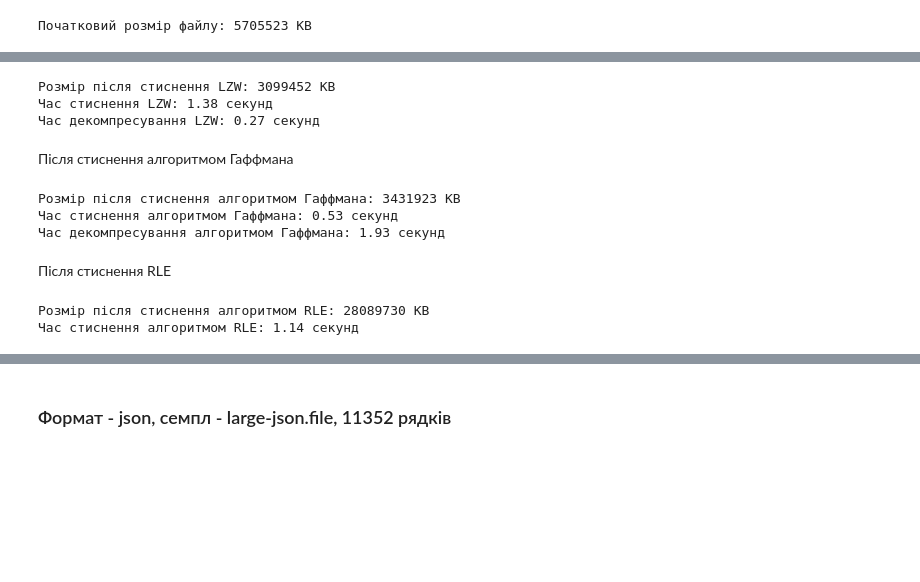
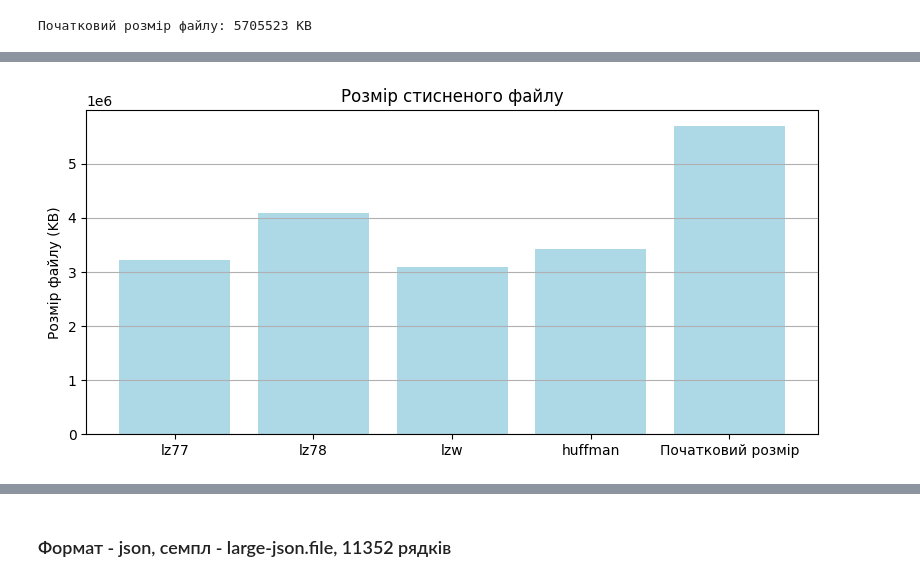
Before and after one commit to Luzefik/Exploration-of-data-compression-methods, a Jupyter notebook: testing_performance.ipynb, the cells around one changed output, grey strips where cells are left out. Drawn from its saved outputs; the diff is of its cells as text; code cells hidden in the pictures; blank space fills up the shorter version.

```diff
--- a/testing_performance.ipynb
+++ b/testing_performance.ipynb
@@ -150,55 +98,19 @@ print(f'Час стиснення LZ78: {end_lz78_compression - start_lz78_compr
-# %%
-lzw = LZWCompressor()
-
-start_lzw_compression = time.time()
-lzw_bible = lzw.compress_file('./test/CSB_Pew_Bible_2nd_Printing.txt')
-end_lzw_compression = time.time()
-
-start_lzw_decompression = time.time()
-lzw.decompress_file('compressed_lzw.bin')
-end_lzw_decompression = time.time()
-
-lzw_bible_size = os.stat('compressed_lzw.bin').st_size
-print(f'Розмір після стиснення LZW: {lzw_bible_size} KB')
-print(f'Час стиснення LZW: {end_lzw_compression - start_lzw_compression:.2f} секунд')
-print(f'Час декомпресування LZW: {end_lzw_decompression - start_lzw_decompression:.2f} секунд')
-# %% [output]
-Розмір після стиснення LZW: 3099452 KB
-Час стиснення LZW: 1.38 секунд
-Час декомпресування LZW: 0.27 секунд
-# %% [markdown]
-Після стиснення алгоритмом Гаффмана
-# %%
-huffman = HuffmanTree()
-
-start_huffman_compression = time.time()
-huffman_bible = huffman.compress_file('./test/CSB_Pew_Bible_2nd_Printing.txt')
-end_huffman_compression = time.time()
-
-start_huffman_decompression = time.time()
-huffman.decompress_file('compressed_huffman.bin')
-end_huffman_decompression = time.time()
-
-huffman_bible_size = os.stat('compressed_huffman.bin').st_size
-print(f'Розмір після стиснення алгоритмом Гаффмана: {huffman_bible_size} KB')
-print(f'Час стиснення алгоритмом Гаффмана: {end_huffman_compression - start_huffman_compression:.2f} секунд')
-print(f'Час декомпресування алгоритмом Гаффмана: {end_huffman_decompression - start_huffman_decompression:.2f} секунд')
-# %% [output]
-Розмір після стиснення алгоритмом Гаффмана: 3431923 KB
-Час стиснення алгоритмом Гаффмана: 0.53 секунд
-Час декомпресування алгоритмом Гаффмана: 1.93 секунд
-# %% [markdown]
-Після стиснення RLE
-# %%
-rle = RLECompressor()
-
-start_rle_compression = time.time()
-rle_bible = rle.compress_file('./test/CSB_Pew_Bible_2nd_Printing.txt')
-end_rle_compression = time.time()
-
-rle_bible_size = os.stat('compressed_rle.bin').st_size
-print(f'Розмір після стиснення алгоритмом RLE: {rle_bible_size} KB')
-print(f'Час стиснення алгоритмом RLE: {end_rle_compression - start_rle_compression:.2f} секунд')
-# %% [output]
-Розмір після стиснення алгоритмом RLE: 28089730 KB
-Час стиснення алгоритмом RLE: 1.14 секунд
+# %%
+size_compression_b = {}
+algorithms = ["lz77", "lz78", "lzw", "huffman"]
+for algorithm in algorithms:
+    size_compression_b[algorithm] = test_size_compression(algorithm, './test/CSB_Pew_Bible_2nd_Printing.txt')
+
+sizes_b = [alg[0] for alg in list(size_compression_b.values())]
+algorithms.append("Початковий розмір")
+sizes_b.append(bible_size)
+
+plt.figure(figsize=(8, 4))
+plt.bar(algorithms, sizes_b, color='lightblue')
+plt.title("Розмір стисненого файлу")
+plt.ylabel("Розмір файлу (KB)")
+plt.grid(axis='y')
+plt.tight_layout()
+plt.show()
+# %% [output]
+[figure, added]
```
Also changed, not shown: parts of 49 cells of this notebook.
